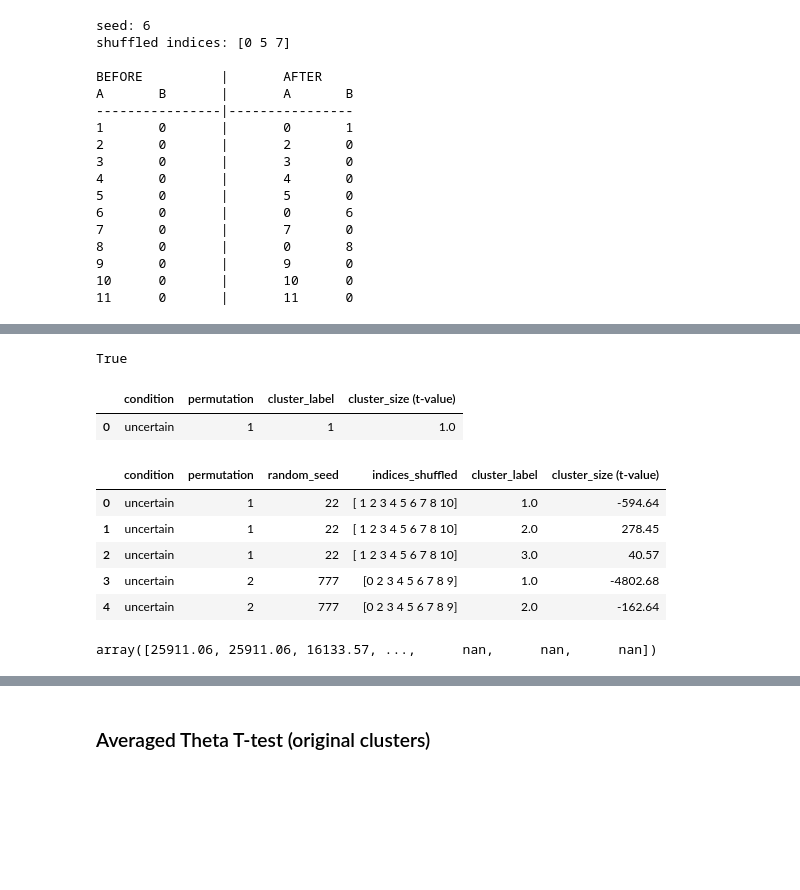
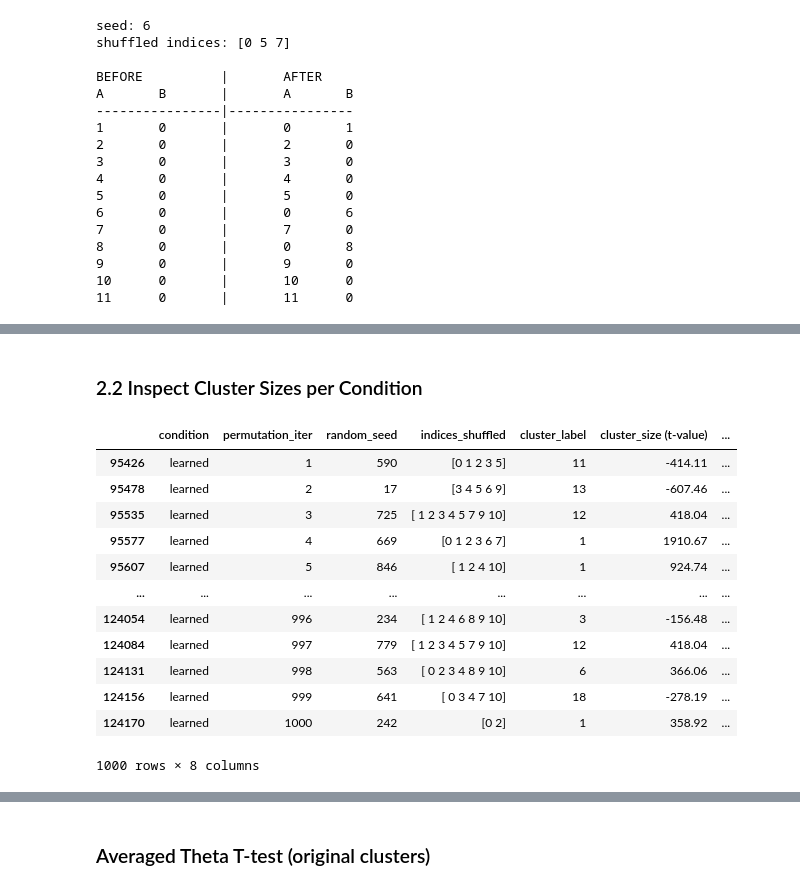
Before and after one commit to faering/master-project, a Jupyter notebook: t-test.ipynb, the cells around one changed output, grey strips where cells are left out. Saved outputs shown, nothing was run; the diff lists cells and outputs as text; code cells hidden in the pictures; blank space fills up the shorter version.

Commit message:
Refactored and finished permutation testing

```diff
--- a/t-test.ipynb
+++ b/t-test.ipynb
@@ -378,0 +134,22 @@ with open(f"{path}/data/tfr_power_results_manual_4cond_picshown.pkl", 'rb') as f
+# %%
+# parameters
+frequencies     = np.arange(2, 32, 2)
+tmin            = -.5
+tmax            = 1
+# extent          = [tmin, tmax, frequencies[0], frequencies[-1]] # normal one stimulus onset (or offset) without bins
+extent          = [0, 1280, (frequencies)[0], (frequencies)[-1]] # with bins, onset, and offset
+im_origin       = 'lower'
+cmap            = 'RdBu_r'
+load_statistics = True
+
+# if necessary read previous saved statistics with necessary information
+if load_statistics:
+    with open(f"{path}/data/manual_4cond_indbaseline_bins_onsetoffset_statistics.pkl", 'rb') as f:
+        statistics = pickle.load(f)
+
+# load time-frequency power analysis results and average within conditions
+with open(filename, 'rb') as f:
+    power_data = pickle.load(f)
+
+#********** AVERAGE ALL CHANNELS PER CONDITION **********#
+power_cond_avg = npsyana.get_conditions_avg_power(power_data, conditions)
@@ -689,0 +484,7 @@ plt.show()
+# %%
+path_subject_data   = '/mnt/c/Users/matti/OneDrive/Education/SDC/Master Thesis/master-project/data/preprocessed'
+path                = '/mnt/c/Users/matti/OneDrive/Education/SDC/Master Thesis/master-project/results/Research Question 1/Time-frequency Power Analysis'
+filename            = f"{path}/data/manual_4cond_indbaseline_bins_onsetoffset_tfr_results.pkl"
+subject_ids         = npsy.utils.get_subject_ids_from_path(path_subject_data)
+conditions          = ('not learned', 'correct', 'learned-1', 'learned')
+verbose             = False
@@ -1304,12 +965,21 @@ with open(f"{path}/data/permutation_statistics.pkl", 'wb') as f:
-# %%
-np.isclose(clusters[n, ...], 0).all()
-# %% [output]
-True
-# %%
-df_add = pd.DataFrame([{'condition': 'uncertain', 'permutation': 1, 'cluster_label': 1, 'cluster_size (t-value)': 1.0}])
-df_cluster_sizes = pd.concat([df_cluster_sizes, df_add])
-df_cluster_sizes
-# %% [output]
-|  | condition | permutation | cluster_label | cluster_size (t-value) |
-| 0 | uncertain | 1 | 1 | 1.0 |
+# %% [markdown]
+### 2.2 Inspect Cluster Sizes per Condition
+# %%
+df_cluster_sizes['cluster_size (abs)'] = df_cluster_sizes['cluster_size (t-value)'].abs()
+# %%
+df_cluster_sizes[(df_cluster_sizes['condition'] == condition) & (df_cluster_sizes['is_max_size'] == True)]
+# %% [output]
+|  | condition | permutation_iter | random_seed | indices_shuffled | cluster_label | cluster_size (t-value) | ... |
+| 95426 | learned | 1 | 590 | [0 1 2 3 5] | 11 | -414.11 | ... |
+| 95478 | learned | 2 | 17 | [3 4 5 6 9] | 13 | -607.46 | ... |
+| 95535 | learned | 3 | 725 | [ 1 2 3 4 5 7 9 10] | 12 | 418.04 | ... |
+| 95577 | learned | 4 | 669 | [0 1 2 3 6 7] | 1 | 1910.67 | ... |
+| 95607 | learned | 5 | 846 | [ 1 2 4 10] | 1 | 924.74 | ... |
+| ... | ... | ... | ... | ... | ... | ... | ... |
+| 124054 | learned | 996 | 234 | [ 1 2 4 6 8 9 10] | 3 | -156.48 | ... |
+| 124084 | learned | 997 | 779 | [ 1 2 3 4 5 7 9 10] | 12 | 418.04 | ... |
+| 124131 | learned | 998 | 563 | [ 0 2 3 4 8 9 10] | 6 | 366.06 | ... |
+| 124156 | learned | 999 | 641 | [ 0 3 4 7 10] | 18 | -278.19 | ... |
+| 124170 | learned | 1000 | 242 | [0 2] | 1 | 358.92 | ... |
+1000 rows × 8 columns
 # %%
@@ -1319,11 +991,5 @@ df_cluster_sizes = pd.read_csv(f"{path}/data/permutation_cluster_sizes.csv", ind
 # %%
-display(df_cluster_sizes.head())
-df_cluster_sizes.sort_values('cluster_size (t-value)', ascending=False)['cluster_size (t-value)'].to_numpy()
+for condition in conditions:
+    print(f"condition {repr(condition)}:")
+    arr_condition = df_cluster_sizes[(df_cluster_sizes['condition'] == condition) & (df_cluster_sizes['is_max_size'] == True)].sort_values('cluster_size (abs)', ascending=False)['cluster_size (t-value)'].to_numpy()
+    print(f"")
-# %% [output]
-|  | condition | permutation | random_seed | indices_shuffled | cluster_label | cluster_size (t-value) |
-| 0 | uncertain | 1 | 22 | [ 1 2 3 4 5 6 7 8 10] | 1.0 | -594.64 |
-| 1 | uncertain | 1 | 22 | [ 1 2 3 4 5 6 7 8 10] | 2.0 | 278.45 |
-| 2 | uncertain | 1 | 22 | [ 1 2 3 4 5 6 7 8 10] | 3.0 | 40.57 |
-| 3 | uncertain | 2 | 777 | [0 2 3 4 5 6 7 8 9] | 1.0 | -4802.68 |
-| 4 | uncertain | 2 | 777 | [0 2 3 4 5 6 7 8 9] | 2.0 | -162.64 |
-array([25911.06, 25911.06, 16133.57, ...,      nan,      nan,      nan])
```
Also changed, not shown: parts of 27 cells of this notebook.
